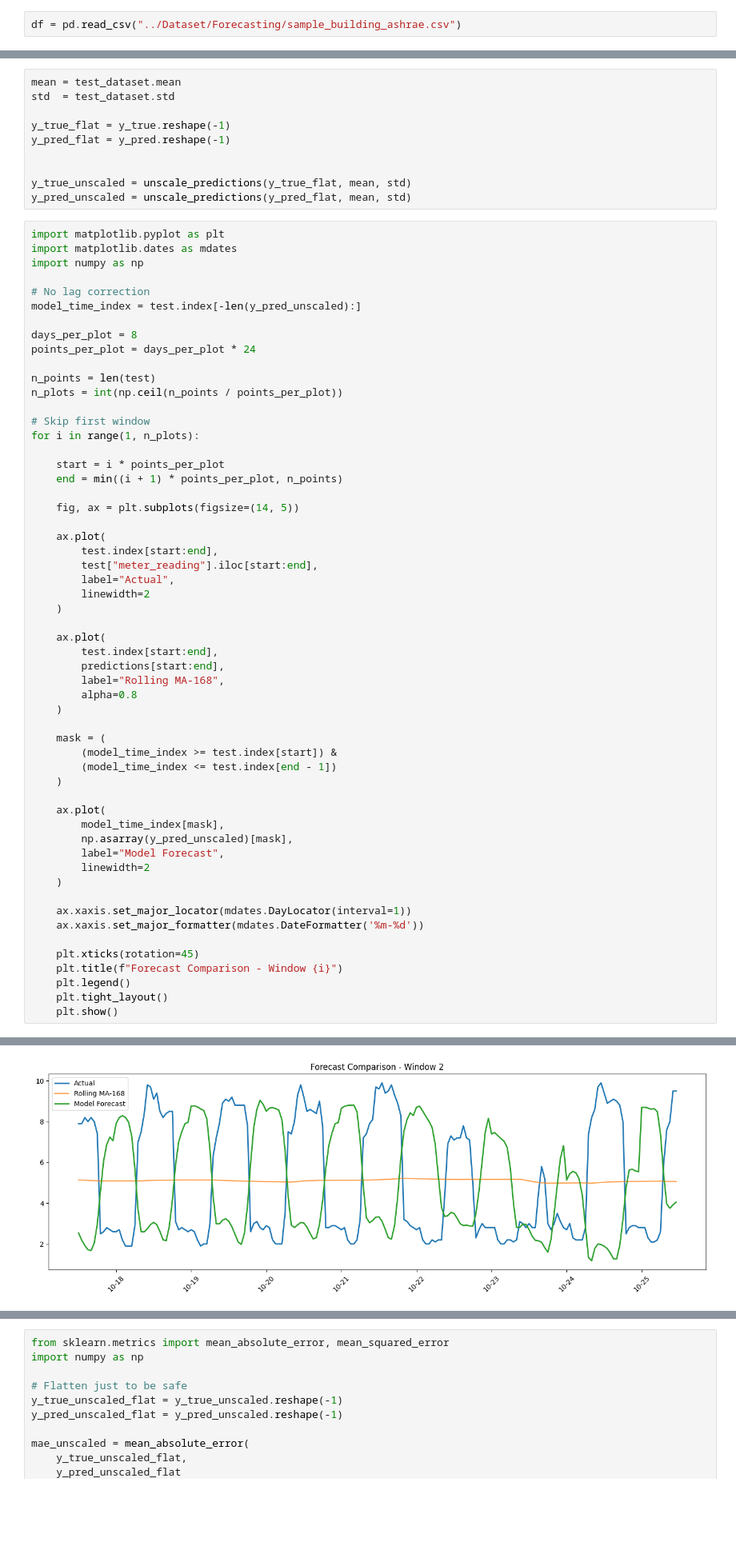
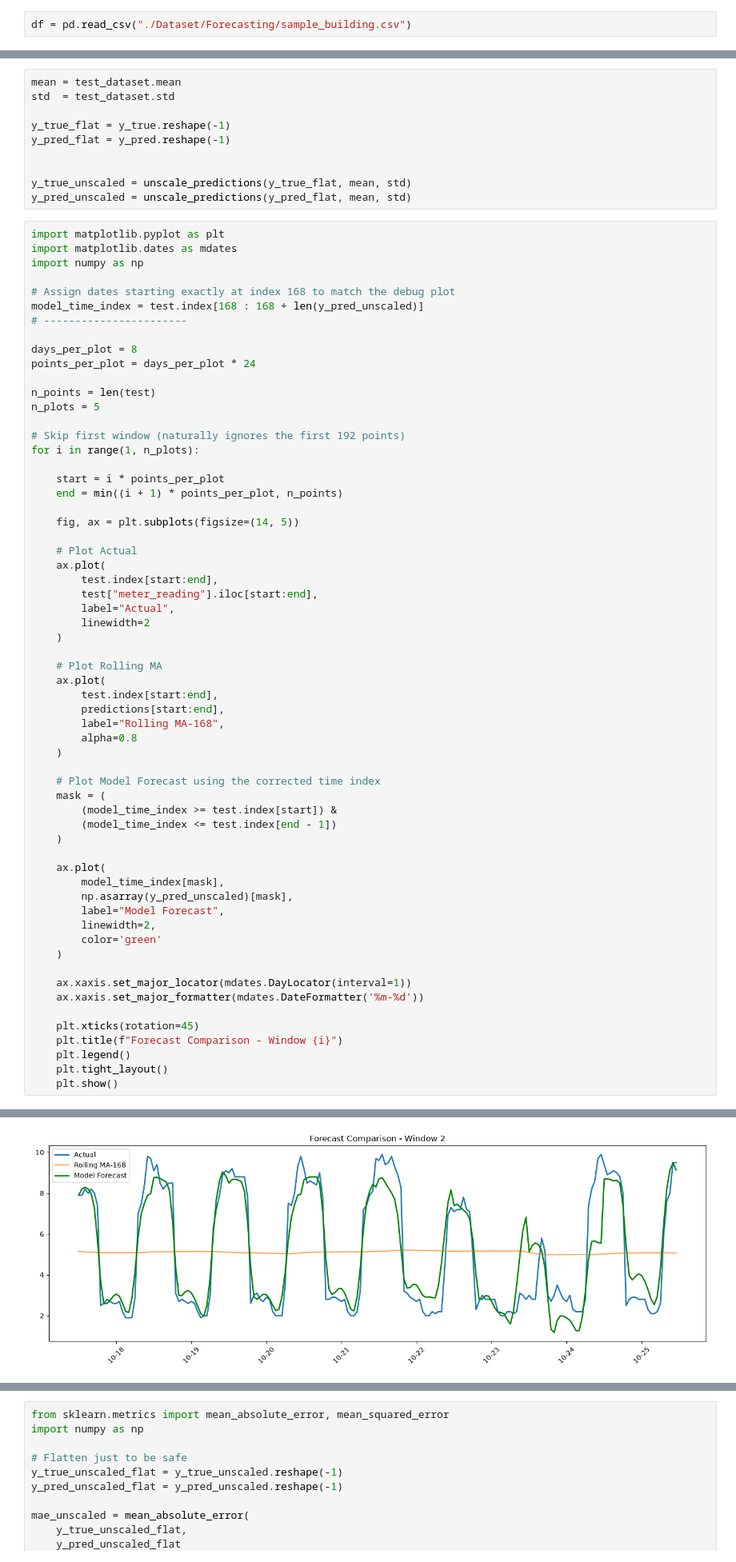
Before and after one commit to energyfms/notebooks, a Jupyter notebook: energy_ttm_finetuning.ipynb, the cells around one changed output, grey strips where cells are left out. Shown at 80% size. Drawn from its saved outputs; the diff is of its cells as text; blank space fills up the shorter version.

```diff
--- a/energy_ttm_finetuning.ipynb
+++ b/energy_ttm_finetuning.ipynb
@@ -38,7 +38,7 @@ warnings.filterwarnings("ignore")
 SEED = 42
 set_seed(SEED)
 # %%
-df = pd.read_csv("../Dataset/Forecasting/sample_building_ashrae.csv")
+df = pd.read_csv("./Dataset/Forecasting/sample_building.csv")
 # %%
 df.head()
 # %% [output]
@@ -467,16 +467,17 @@ import matplotlib.pyplot as plt
 import matplotlib.dates as mdates
 import numpy as np
 
-# No lag correction
-model_time_index = test.index[-len(y_pred_unscaled):]
+# Assign dates starting exactly at index 168 to match the debug plot
+model_time_index = test.index[168 : 168 + len(y_pred_unscaled)]
+# -----------------------
 
 days_per_plot = 8
 points_per_plot = days_per_plot * 24
 
 n_points = len(test)
-n_plots = int(np.ceil(n_points / points_per_plot))
+n_plots = 5
 
-# Skip first window
+# Skip first window (naturally ignores the first 192 points)
 for i in range(1, n_plots):
 
     start = i * points_per_plot
@@ -484,6 +485,7 @@ for i in range(1, n_plots):
 
     fig, ax = plt.subplots(figsize=(14, 5))
 
+    # Plot Actual
     ax.plot(
         test.index[start:end],
         test["meter_reading"].iloc[start:end],
@@ -491,6 +493,7 @@ for i in range(1, n_plots):
         linewidth=2
     )
 
+    # Plot Rolling MA
     ax.plot(
         test.index[start:end],
         predictions[start:end],
@@ -498,6 +501,7 @@ for i in range(1, n_plots):
         alpha=0.8
     )
 
+    # Plot Model Forecast using the corrected time index
     mask = (
         (model_time_index >= test.index[start]) &
         (model_time_index <= test.index[end - 1])
@@ -507,7 +511,8 @@ for i in range(1, n_plots):
         model_time_index[mask],
         np.asarray(y_pred_unscaled)[mask],
         label="Model Forecast",
-        linewidth=2
+        linewidth=2,
+        color='green'
     )
 
     ax.xaxis.set_major_locator(mdates.DayLocator(interval=1))
@@ -523 +528 @@ for i in range(1, n_plots):
-[figure, old version]
+[figure, new version]
```
Also changed, not shown: parts of 5 cells of this notebook, 11 other files.
